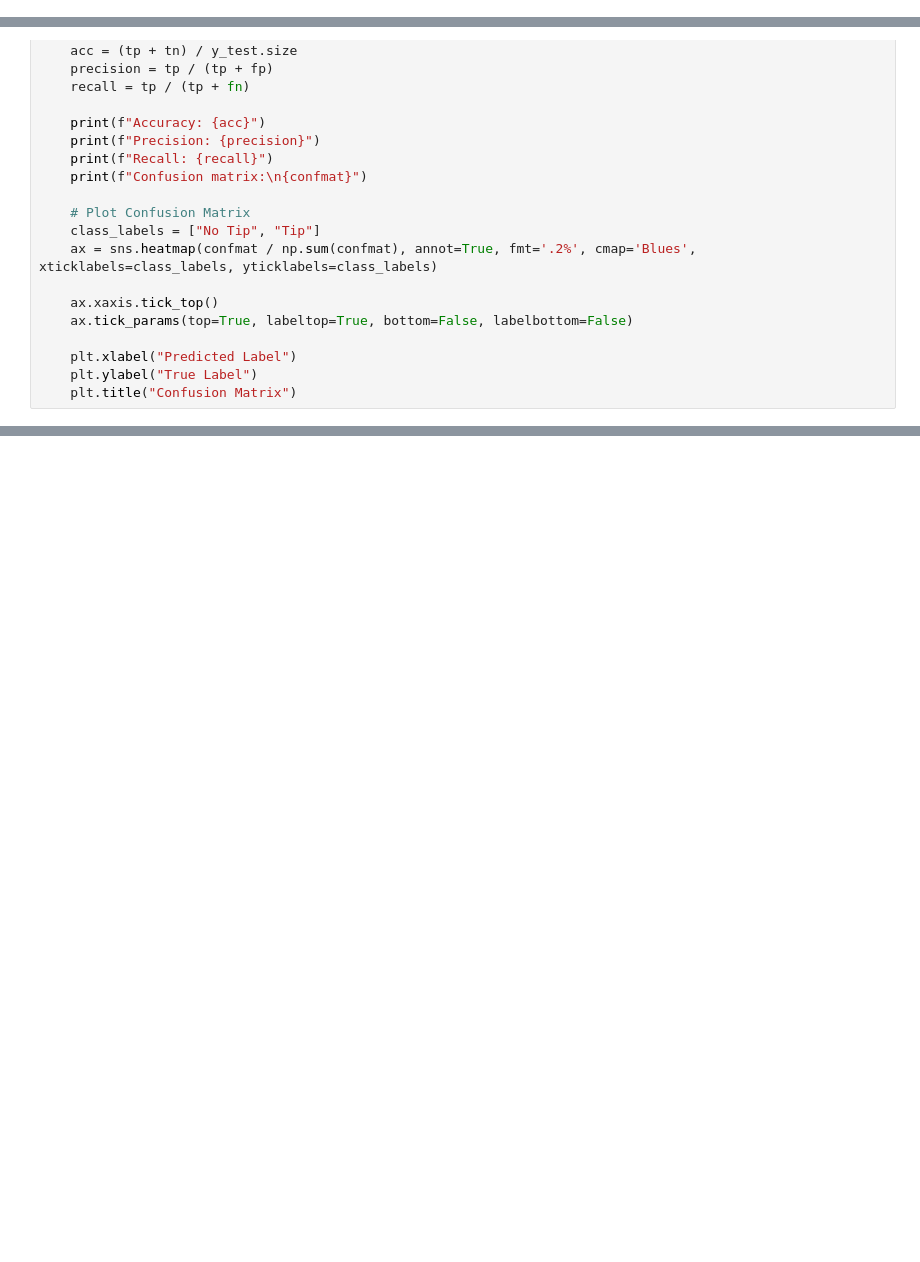
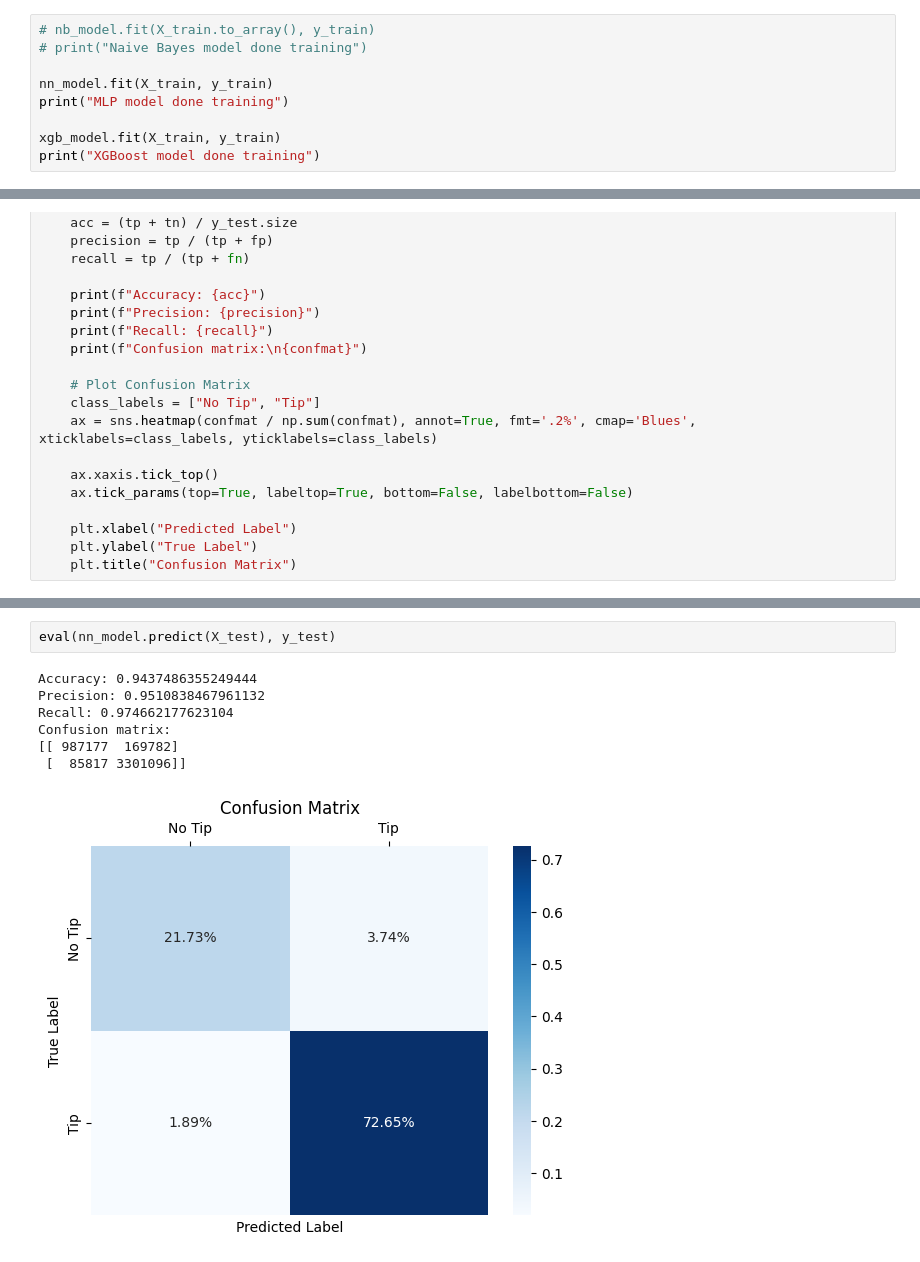
Before and after one commit to Aleyssu/CabBoost, a Jupyter notebook: alex_rq1.ipynb, the cells around one changed output, grey strips where cells are left out. Saved outputs shown, nothing was run; the diff lists cells and outputs as text; blank space fills up the shorter version.

```diff
--- a/alex_rq1.ipynb
+++ b/alex_rq1.ipynb
@@ -81,0 +133,9 @@ Decision Tree model done training
+# %%
+# nb_model.fit(X_train.to_array(), y_train)
+# print("Naive Bayes model done training")
+
+nn_model.fit(X_train, y_train)
+print("MLP model done training")
+
+xgb_model.fit(X_train, y_train)
+print("XGBoost model done training")
@@ -139,0 +241,10 @@ with open("alex_rq1_model_tree.pkl", "wb") as file:
+# %%
+eval(nn_model.predict(X_test), y_test)
+# %% [output]
+Accuracy: 0.9437486355249444
+Precision: 0.9510838467961132
+Recall: 0.974662177623104
+Confusion matrix:
+[[ 987177  169782]
+ [  85817 3301096]]
+[figure, added]
```
Also changed, not shown: parts of 21 cells of this notebook, 2 other files.
